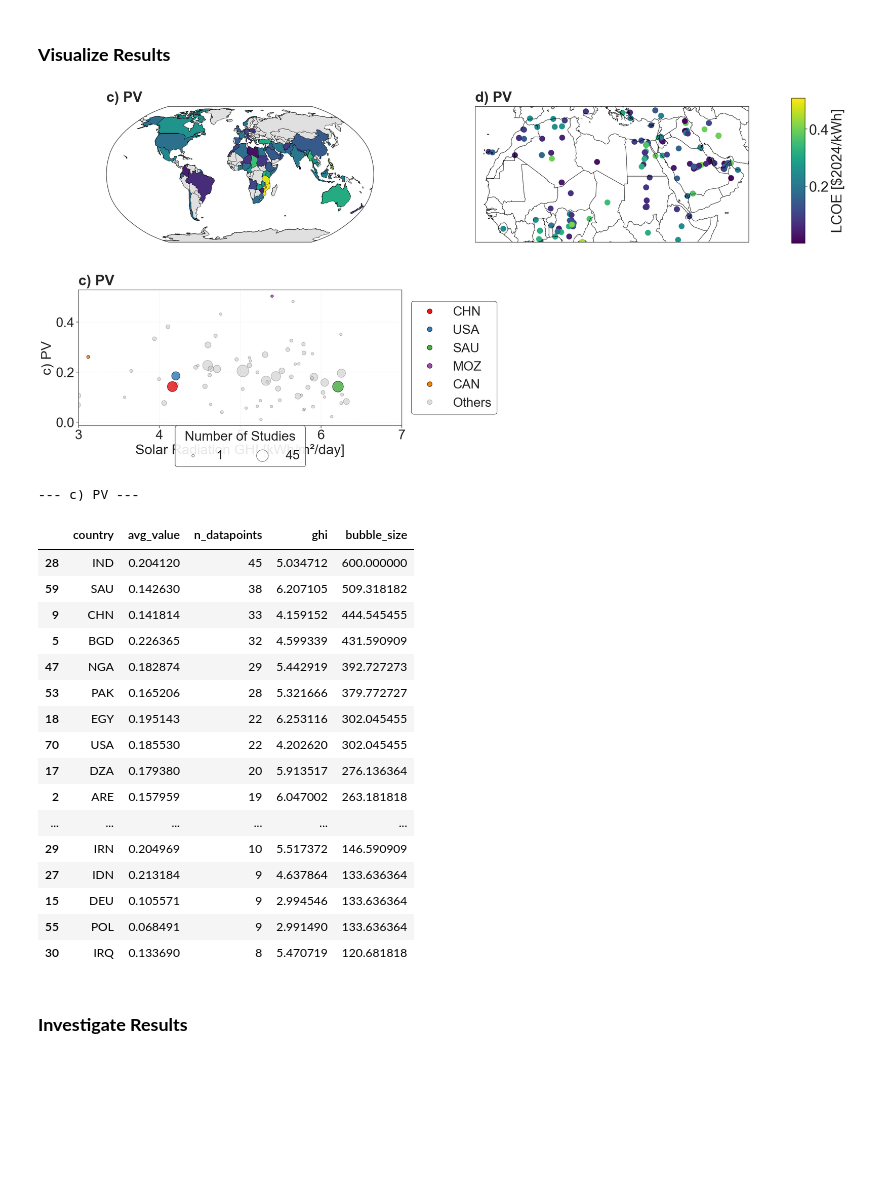
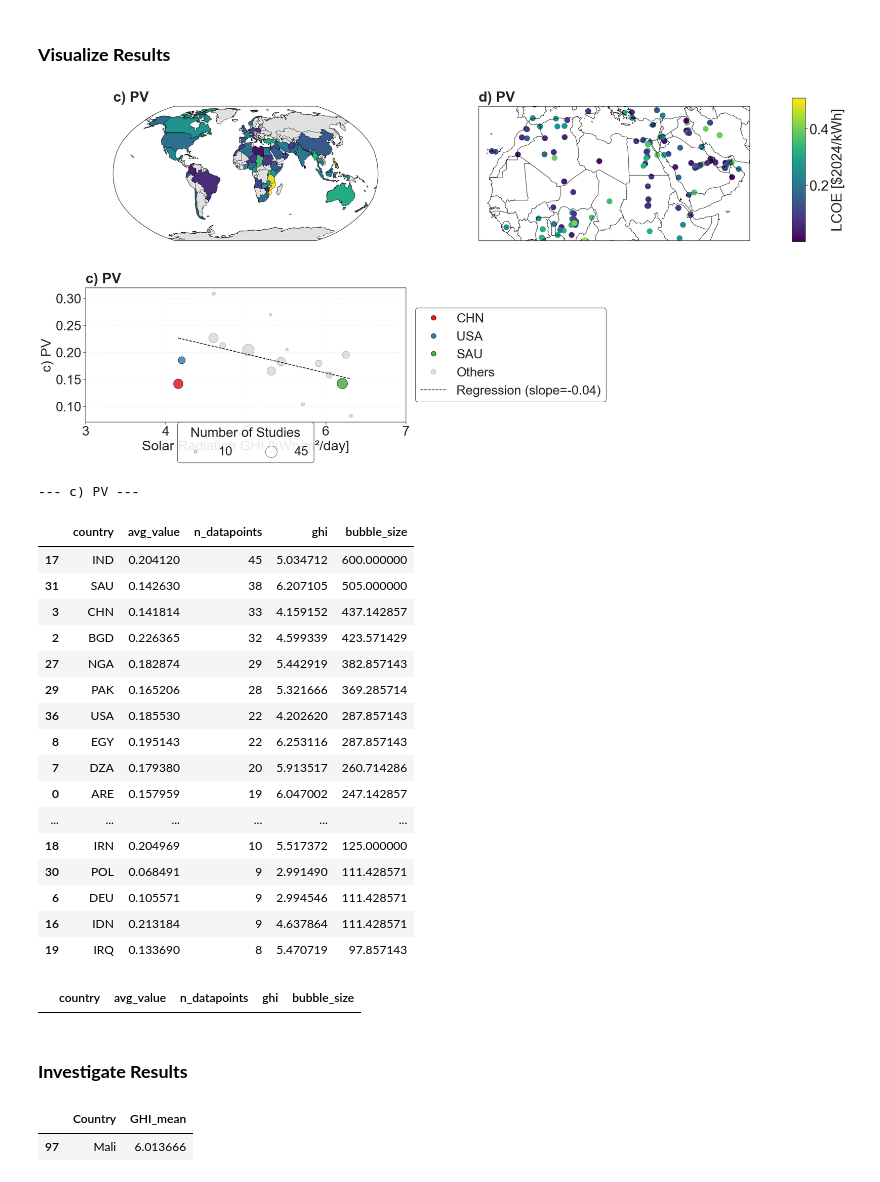
Before and after one commit to FZJ-IEK3-VSA/quinex-energy-system-studies, a Jupyter notebook: notebooks/Step6_SpatialVisualisation.ipynb, the cells around one changed output. Drawn from its saved outputs; the diff is of its cells as text; code cells hidden in the pictures; blank space fills up the shorter version.

```diff
--- a/notebooks/Step6_SpatialVisualisation.ipynb
+++ b/notebooks/Step6_SpatialVisualisation.ipynb
@@ -45,36 +52,38 @@ datasets = [
     'title': 'c) PV',
     'plot_mode': 'choropleth',
     },
     {
     'df': cost_lcoe,
     'value_column': 'value_converted',
     'title': 'd) PV',
     'plot_mode': 'points',
     'spatial_extent': [-20, 60, 5, 40]
     },
     {
     'df': cost_lcoe,
     'value_column': 'value_converted',
     'title': 'c) PV',
     'plot_mode': 'size',
     'ghi_data_path': "../data/visualisation_files/country_GHI_mean.xlsx",
     'highlight_countries': ['CHN', 'USA', 'SAU', 'MOZ', 'CAN'],
-    'x_range': [3,7]
+    'x_range': [3,7],
+    'min_datapoints': 10,
+    'show_regression': True,
     },
 ]
 
 fig, data_tables = visualisation.plot_multiple_datasets_on_world(
     datasets,
     colorbar_title="LCOE [$2024/kWh]",
     figsize=(26, 12),
     jitter_strength=0,
     default_point_size=150,
     font_size=30,
 )
 
-#fig.savefig("../data/figures/results/spatial/lcoe_pv_new.pdf", bbox_inches='tight')
+fig.savefig("../data/figures/results/spatial/lcoe_pv_test.pdf", bbox_inches='tight')
 # %% [output]
-[figure, old version]
+[figure, new version]
 # %%
 # Display scatter data (avg_value, n_datapoints, ghi per country)
 for title, df_table in data_tables.items():
@@ -83,21 +92,25 @@ for title, df_table in data_tables.items():
 # %% [output]
 --- c) PV ---
 |  | country | avg_value | n_datapoints | ghi | bubble_size |
-| 28 | IND | 0.204120 | 45 | 5.034712 | 600.000000 |
-| 59 | SAU | 0.142630 | 38 | 6.207105 | 509.318182 |
-| 9 | CHN | 0.141814 | 33 | 4.159152 | 444.545455 |
-| 5 | BGD | 0.226365 | 32 | 4.599339 | 431.590909 |
-| 47 | NGA | 0.182874 | 29 | 5.442919 | 392.727273 |
-| 53 | PAK | 0.165206 | 28 | 5.321666 | 379.772727 |
-| 18 | EGY | 0.195143 | 22 | 6.253116 | 302.045455 |
-| 70 | USA | 0.185530 | 22 | 4.202620 | 302.045455 |
-| 17 | DZA | 0.179380 | 20 | 5.913517 | 276.136364 |
-| 2 | ARE | 0.157959 | 19 | 6.047002 | 263.181818 |
+| 17 | IND | 0.204120 | 45 | 5.034712 | 600.000000 |
+| 31 | SAU | 0.142630 | 38 | 6.207105 | 505.000000 |
+| 3 | CHN | 0.141814 | 33 | 4.159152 | 437.142857 |
+| 2 | BGD | 0.226365 | 32 | 4.599339 | 423.571429 |
+| 27 | NGA | 0.182874 | 29 | 5.442919 | 382.857143 |
+| 29 | PAK | 0.165206 | 28 | 5.321666 | 369.285714 |
+| 36 | USA | 0.185530 | 22 | 4.202620 | 287.857143 |
+| 8 | EGY | 0.195143 | 22 | 6.253116 | 287.857143 |
+| 7 | DZA | 0.179380 | 20 | 5.913517 | 260.714286 |
+| 0 | ARE | 0.157959 | 19 | 6.047002 | 247.142857 |
 | ... | ... | ... | ... | ... | ... |
-| 29 | IRN | 0.204969 | 10 | 5.517372 | 146.590909 |
-| 27 | IDN | 0.213184 | 9 | 4.637864 | 133.636364 |
-| 15 | DEU | 0.105571 | 9 | 2.994546 | 133.636364 |
-| 55 | POL | 0.068491 | 9 | 2.991490 | 133.636364 |
-| 30 | IRQ | 0.133690 | 8 | 5.470719 | 120.681818 |
+| 18 | IRN | 0.204969 | 10 | 5.517372 | 125.000000 |
+| 30 | POL | 0.068491 | 9 | 2.991490 | 111.428571 |
+| 6 | DEU | 0.105571 | 9 | 2.994546 | 111.428571 |
+| 16 | IDN | 0.213184 | 9 | 4.637864 | 111.428571 |
+| 19 | IRQ | 0.133690 | 8 | 5.470719 | 97.857143 |
+# %%
+df_table[df_table["country"] == "TZA"]
+# %% [output]
+|  | country | avg_value | n_datapoints | ghi | bubble_size |
 # %% [markdown]
 ### **Investigate Results**
@@ -103,0 +119,5 @@ for title, df_table in data_tables.items():
+# %%
+df[df["Country"] == "Mali"]
+# %% [output]
+|  | Country | GHI_mean |
+| 97 | Mali | 6.013666 |
```
Also changed, not shown: parts of 6 cells of this notebook, 6 other files.
